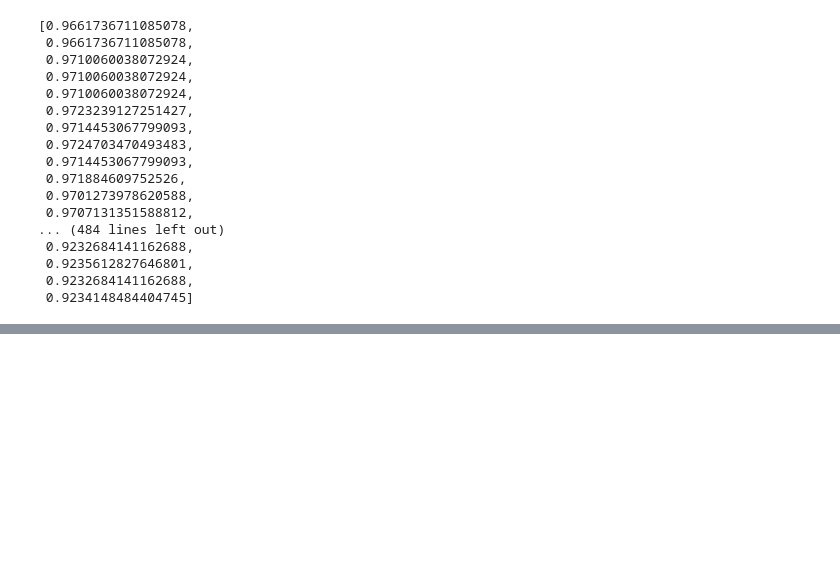
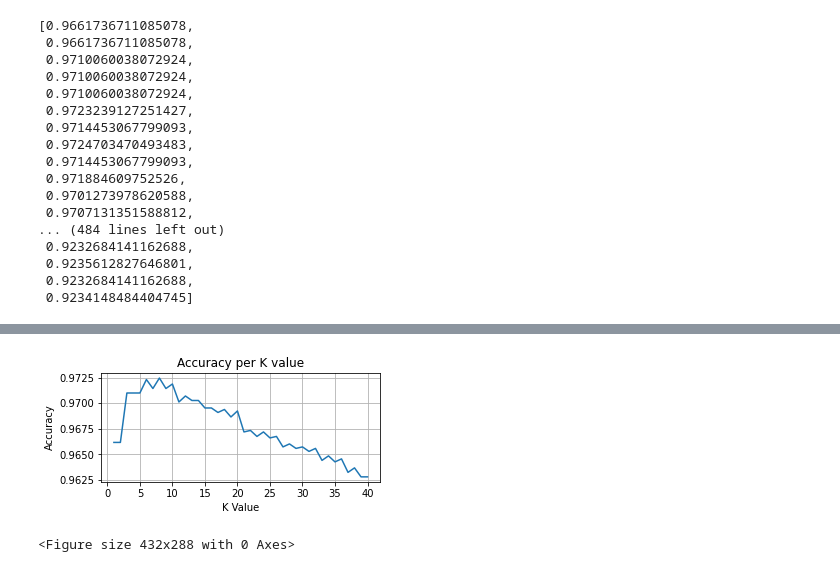
Before and after one commit to EMAT31530/ai-group-project-group-28, a Jupyter notebook: KNN testing/KNN sorting.ipynb, the cells around one changed output, grey strips where cells are left out. Cells and saved outputs as stored; diff of their text form; code cells hidden in the pictures; blank space fills up the shorter version.

```diff
--- a/KNN testing/KNN sorting.ipynb
+++ b/KNN testing/KNN sorting.ipynb
@@ -130,0 +151,19 @@ plot_evaluation(evaluate)
+# %%
+q = evaluate[:40]
+x = np.arange(1,len(q)+1)
+
+
+plt.figure(figsize=(5,2))
+plt.title('Accuracy per K value')
+plt.plot(x,q)
+plt.xlabel('K Value')
+plt.ylabel('Accuracy')
+plt.grid()
+plt.savefig('K40.png')
+plt.show()
+# %% [output]
+[figure, added]
+# %%
+q
+# %% [output]
+<Figure size 432x288 with 0 Axes>
```
Also changed, not shown: parts of 7 cells of this notebook, 6 other files.
